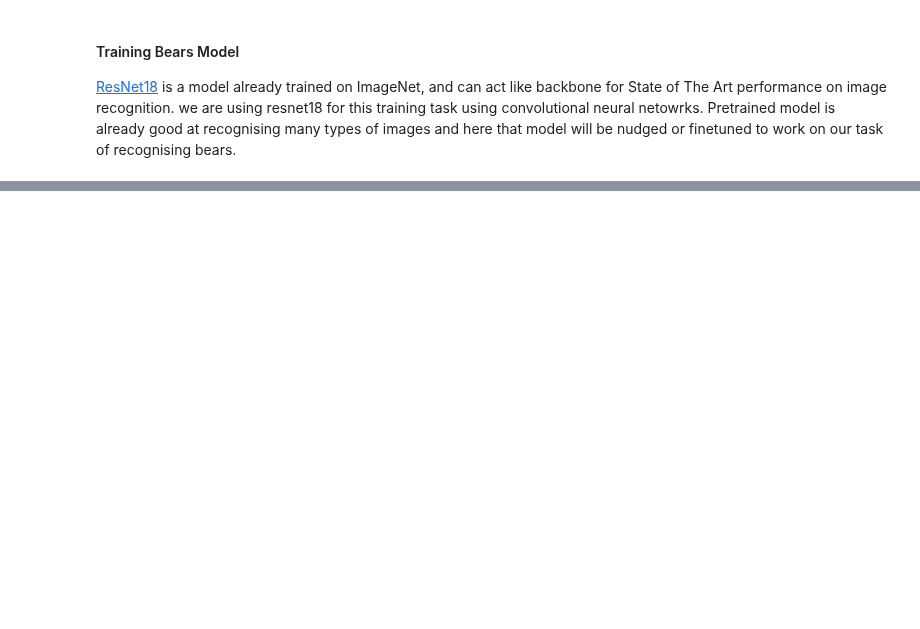
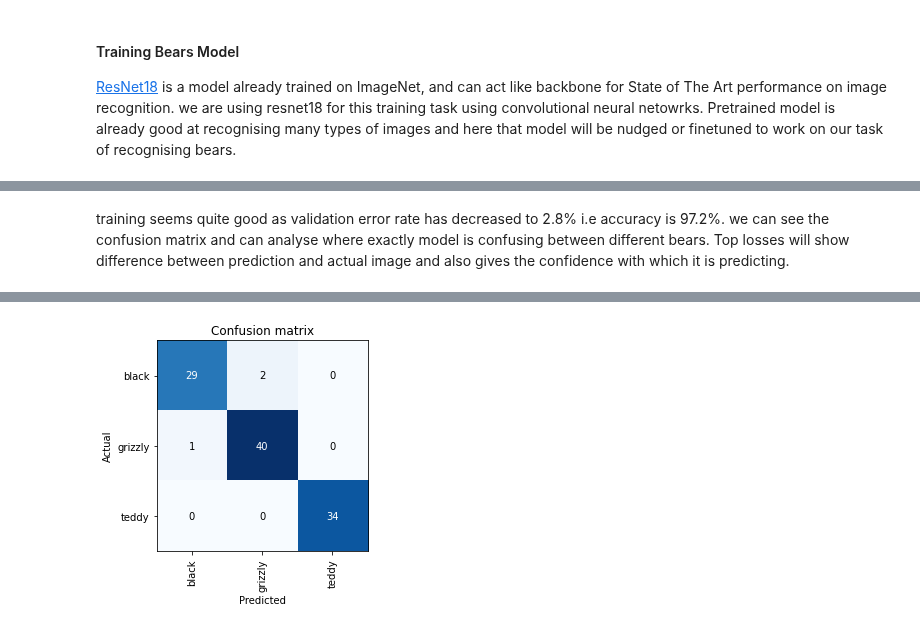
Before and after one commit to mldurga/easydl, a Jupyter notebook: _notebooks/2021-08-04-Fastbook-chapter2.ipynb, the cells around one changed output, grey strips where cells are left out. Saved outputs shown, nothing was run; the diff lists cells and outputs as text; code cells hidden in the pictures; blank space fills up the shorter version.

```diff
--- a/_notebooks/2021-08-04-Fastbook-chapter2.ipynb
+++ b/_notebooks/2021-08-04-Fastbook-chapter2.ipynb
@@ -154,0 +158,6 @@ learn.fine_tune(4,7e-4)
+# %% [markdown]
+training seems quite good as validation error rate has decreased to 2.8% i.e accuracy is 97.2%. we can see the confusion matrix and can analyse where exactly model is confusing between different bears. Top losses will show difference between prediction and actual image and also gives the confidence with which it is predicting.
+# %%
+interp=ClassificationInterpretation.from_learner(learn)
+interp.plot_confusion_matrix()
+# %% [output]
@@ -154,0 +165 @@ learn.fine_tune(4,7e-4)
+[figure, added]
```
Also changed, not shown: parts of 10 cells of this notebook.
